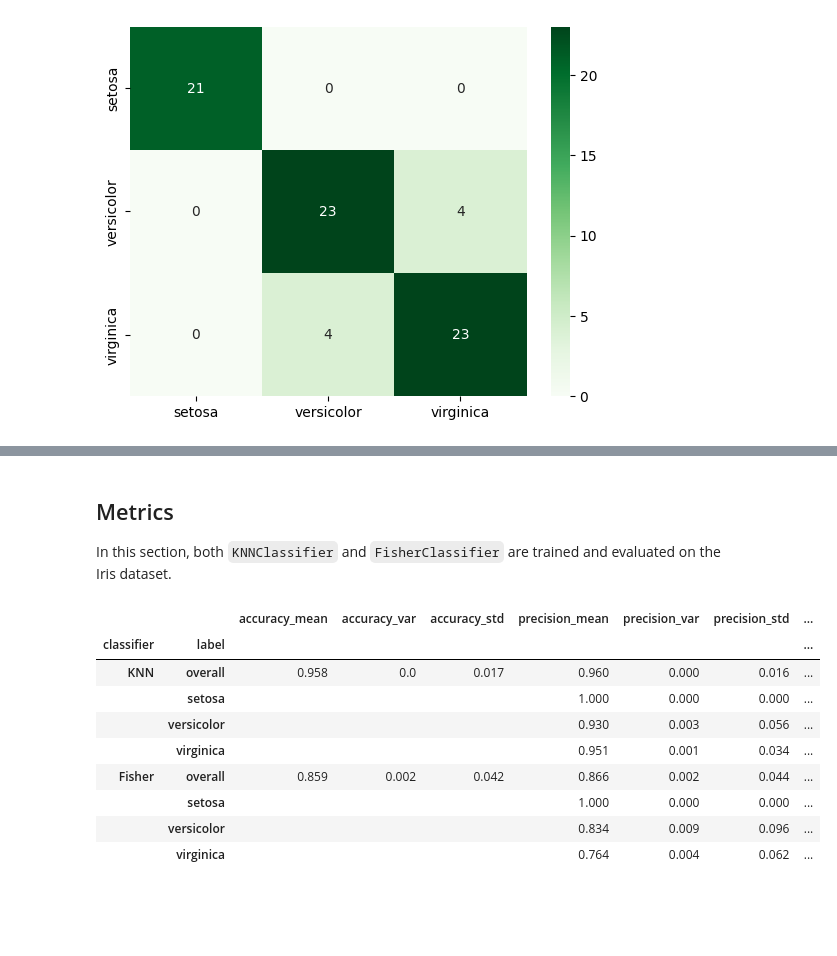
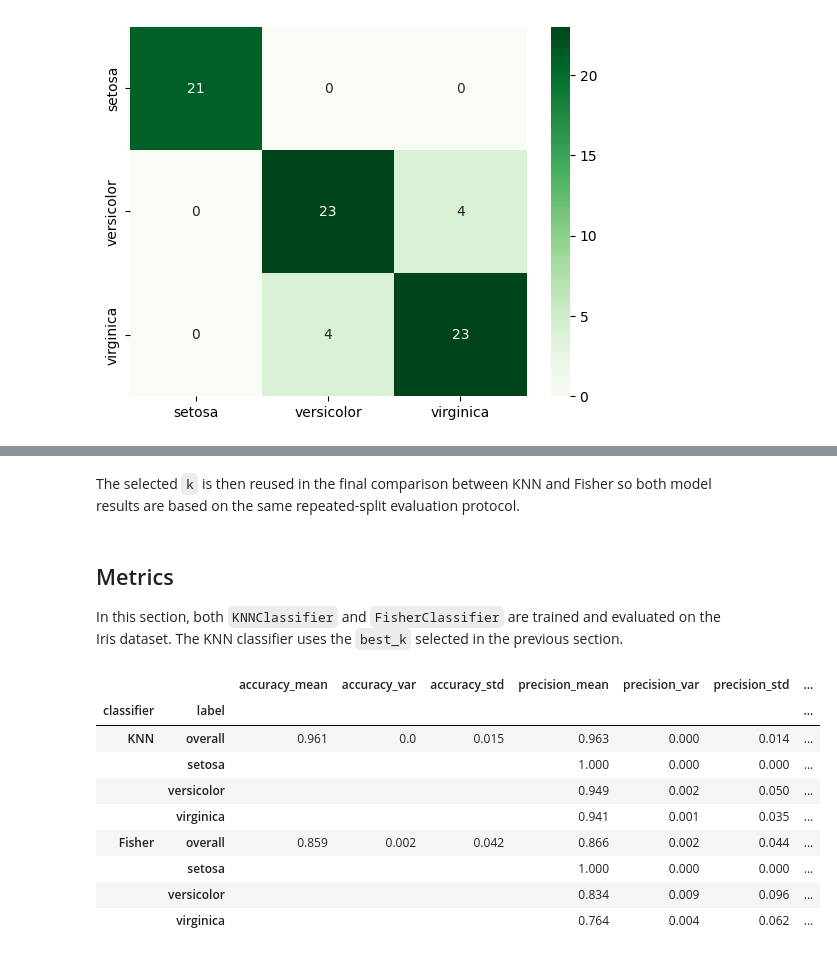
Before and after one commit to dmnunez1993/adaptive-media-processing, a Jupyter notebook: assignment-2/assignment_2.ipynb, the cells around one changed output, grey strips where cells are left out. Drawn from its saved outputs; the diff is of its cells as text; code cells hidden in the pictures; blank space fills up the shorter version.

Commit message:
improve k selection

```diff
--- a/assignment-2/assignment_2.ipynb
+++ b/assignment-2/assignment_2.ipynb
@@ -497,21 +539,10 @@ weighted avg       0.89      0.89      0.89        75
+# %% [markdown]
+The selected `k` is then reused in the final comparison between KNN and Fisher so both model results are based on the same repeated-split evaluation protocol.
 # %% [markdown]
 ## Metrics
 
-In this section, both `KNNClassifier` and `FisherClassifier` are trained and evaluated on the Iris dataset.
+In this section, both `KNNClassifier` and `FisherClassifier` are trained and evaluated on the Iris dataset. The KNN classifier uses the `best_k` selected in the previous section.
 # %%
-from sklearn.model_selection import StratifiedShuffleSplit
-from sklearn.metrics import accuracy_score, classification_report
-import numpy as np
-
-X = df[iris.feature_names].values
-y = df["target"].values
-
-splitter = StratifiedShuffleSplit(
-    n_splits=20,
-    test_size=0.5,
-    random_state=42
-)
-
 metrics_rows = []
 
 for split_number, (train_idx, test_idx) in enumerate(splitter.split(X, y), start=1):
@@ -519,7 +550,7 @@ for split_number, (train_idx, test_idx) in enumerate(splitter.split(X, y), start
     y_train, y_test = y[train_idx], y[test_idx]
 
     classifiers = {
-        "KNN": KNNClassifier(k=6),
+        "KNN": KNNClassifier(k=best_k),
         "Fisher": FisherClassifier(),
     }
 
@@ -557,37 +588,37 @@ for split_number, (train_idx, test_idx) in enumerate(splitter.split(X, y), start
                 "recall": report[class_name]["recall"],
                 "f1_score": report[class_name]["f1-score"],
             })
 
 metrics_df = pd.DataFrame(metrics_rows)
 
 summary_df = (
     metrics_df
     .groupby(["classifier", "label"], sort=False)
     .agg(
         accuracy_mean=("accuracy", "mean"),
         accuracy_var=("accuracy", "var"),
         accuracy_std=("accuracy", "std"),
         precision_mean=("precision", "mean"),
         precision_var=("precision", "var"),
         precision_std=("precision", "std"),
         recall_mean=("recall", "mean"),
         recall_var=("recall", "var"),
         recall_std=("recall", "std"),
         f1_mean=("f1_score", "mean"),
         f1_var=("f1_score", "var"),
         f1_std=("f1_score", "std"),
     )
     .round(3)
 )
 
 display(summary_df.fillna(""))
 # %% [output]
 |  |  | accuracy_mean | accuracy_var | accuracy_std | precision_mean | precision_var | precision_std | ... |
 | classifier | label |  |  |  |  |  |  | ... |
-| KNN | overall | 0.958 | 0.0 | 0.017 | 0.960 | 0.000 | 0.016 | ... |
+| KNN | overall | 0.961 | 0.0 | 0.015 | 0.963 | 0.000 | 0.014 | ... |
 |  | setosa |  |  |  | 1.000 | 0.000 | 0.000 | ... |
-|  | versicolor |  |  |  | 0.930 | 0.003 | 0.056 | ... |
-|  | virginica |  |  |  | 0.951 | 0.001 | 0.034 | ... |
+|  | versicolor |  |  |  | 0.949 | 0.002 | 0.050 | ... |
+|  | virginica |  |  |  | 0.941 | 0.001 | 0.035 | ... |
 | Fisher | overall | 0.859 | 0.002 | 0.042 | 0.866 | 0.002 | 0.044 | ... |
 |  | setosa |  |  |  | 1.000 | 0.000 | 0.000 | ... |
 |  | versicolor |  |  |  | 0.834 | 0.009 | 0.096 | ... |
```
Also changed, not shown: parts of 8 cells of this notebook.
